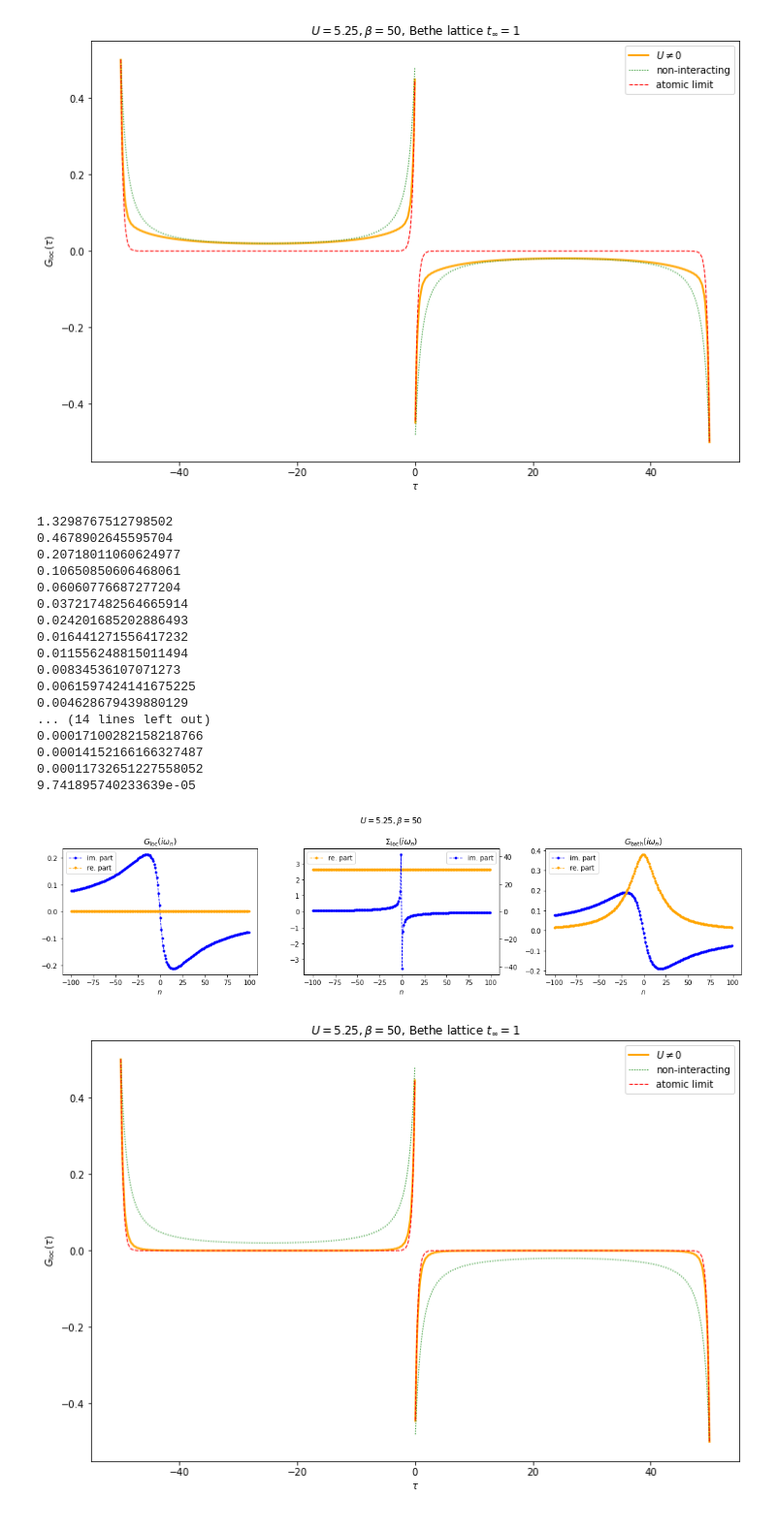
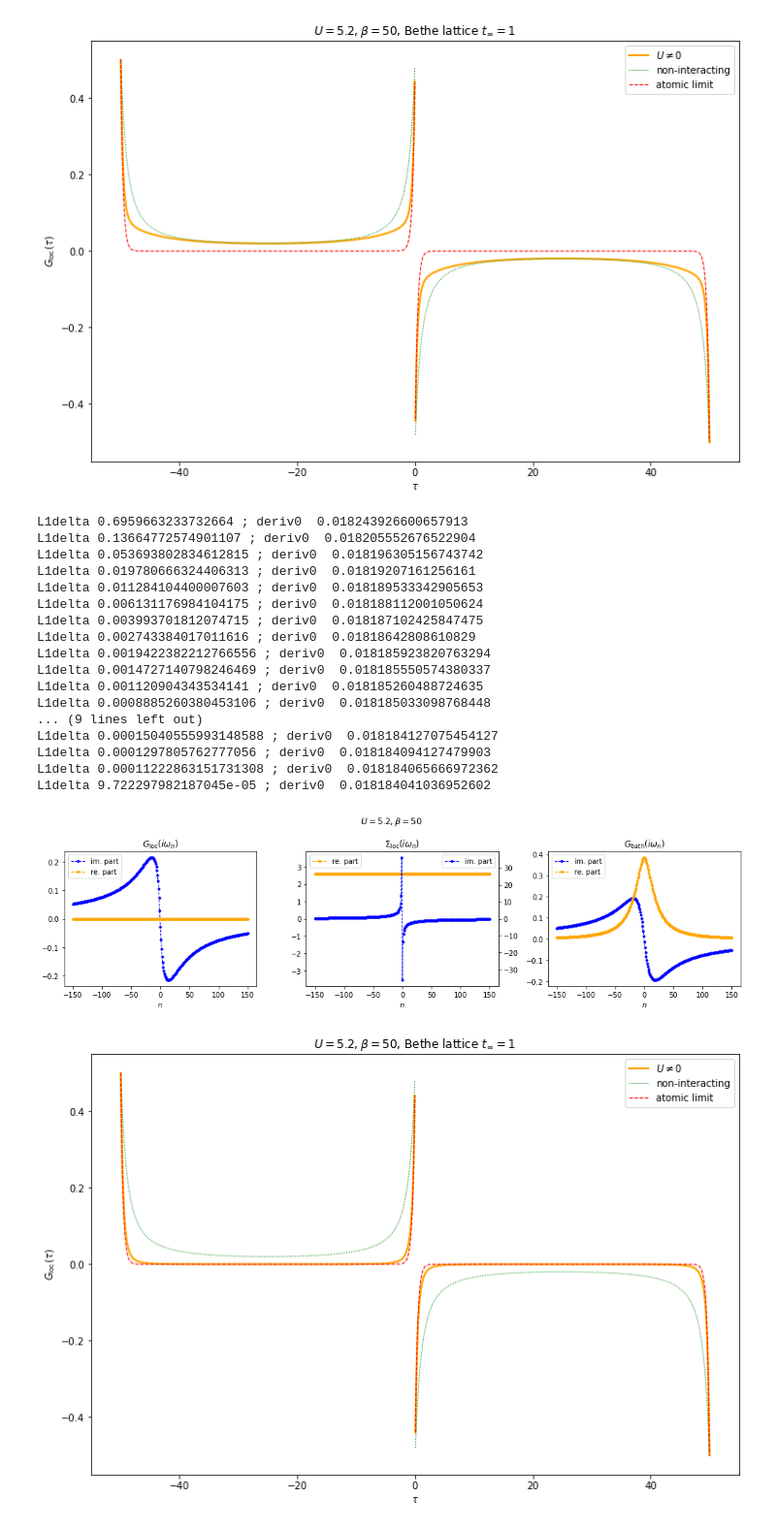
Before and after one commit to romainfd/DMFT-solver, a Jupyter notebook: dmft-phase-diagram.ipynb, the cells around one changed output. Shown at 97% size. Cells and saved outputs as stored; diff of their text form; code cells hidden in the pictures.

```diff
--- a/dmft-phase-diagram.ipynb
+++ b/dmft-phase-diagram.ipynb
@@ -64,8 +83,8 @@ def latt_Bethe_hilbert (z:complex) -> complex:
     return ( z - 1j*s*np.sqrt(4 - z**2) ) /2
 
 def latt_Bethe_R (η:complex) -> complex:
-    if np.any(np.abs(η)>1):
-        raise ValueError("the reciprocal Hilbert transform for the Bethe lattice is defined only on {|z|<1}")
+#    if np.any(np.abs(η)>1):
+#        raise ValueError("the reciprocal Hilbert transform for the Bethe lattice is defined only on {|z|<1}")
     return η + 1/η
 # %%
 # eq (self-consistent-eq-reciproc-Hilbert-fromcavity)
@@ -75,13 +94,13 @@ def imp_Gbath_from_Gloc (R:Callable[[complex],complex], iωn:np.array, Gloc_iωn
 # %% [markdown]
 # IPT DMFT loop
 # %%
-def impurity_solver_IPT (β:float, U:float, iωn:np.array, Gbath_iωn:np.array, dτ=1e-3) -> Callable[[int],complex]:
+def impurity_solver_IPT (β:float, U:float, iωn:np.array, Gbath_iωn:np.array, dτ=1e-3, halfiωn=False) -> Callable[[int],complex]:
     # Gbath_iωn should have an even size 2N, corresponding to n's in [-N,N[ (eg. [-1,0], [-2,-1,0,1]...)
     Gbath_shift_iωn = 1/( 1/Gbath_iωn - U/2 )
     τ = np.arange(0, β+1e-10, dτ)
-    Gbath_shift_τ = greenmatsubara_freq_to_time_sing(β, iωn, Gbath_shift_iωn-1/iωn)
+    Gbath_shift_τ = greenmatsubara_freq_to_time_sing(β, iωn, Gbath_shift_iωn-1/iωn, halfiωn)
     Gbath_shift_τ = Gbath_shift_τ(τ)
                                    # between 0 and β integrate G(τ)^3 exp(i.ωn.τ)
     f = lambda n: U/2 + U**2 * dτ * np.sum( np.exp(1j*ωn(β,n)*τ) * Gbath_shift_τ**3 )
-    return np.vectorize(f)
+    return np.vectorize(f)#, τ, Gbath_shift_τ
 # %%
@@ -129,3 +160,8 @@ def DMFT_loop_Gloc (β, U, latt_R, Gloc_iωn_0, conv_thresh=1e-5, γ=0.9, callba
+# %%
+def cb_print_delta (it, iωn, Σloc_iωn, Gloc_iωn_new, norm1_diff):
+    n = len(iωn)//2
+    deriv0 = (Σloc_iωn[n+1] - Σloc_iωn[n]).imag / (iωn[n+1] - iωn[n]).imag
+    print("L1delta",norm1_diff,"; deriv0 ",deriv0)
 # %% [markdown]
 ### Example of bistability
 (initial condition matters)
@@ -188,39 +221,38 @@ plot_Gtau_compare(iωn, Gloc_iωn, latt_Bethe_hilbert, β, U)
 [figure]
 # %%
 β = 50
-U = 5.25
-iωn = 1j*ωn(β,np.arange(-100,+100))
+U = 5.2
+iωn = 1j*ωn(β,np.arange(-300,+300))
 #Gloc_iωn_0 = G0_loc_iωn(latt_Bethe_hilbert, iωn, 0)     # metallic initial condition
 Gloc_iωn_0 = Giωn_at(β, iωn, U)        # atomic limit initial condition
-def cb (it, iωn, Σloc_iωn, Gloc_iωn_new, norm1_diff):
-    print(norm1_diff)
-µ, Gloc_iωn, Σloc_iωn, Gbath_iωn = DMFT_loop_Gloc (β, U, latt_Bethe_R, Gloc_iωn_0, γ=0.9, conv_thresh=1e-4, callback=cb)
 
-fig, (ax1,ax2,ax3) = plt.subplots(ncols=3, figsize=(15,4))
-plot_Giωn(ax1, Gloc_iωn, "G_\operatorname{loc}")
-plot_Giωn(ax2, Σloc_iωn, "\Sigma_\operatorname{loc}", twinx_im=True)
-plot_Giωn(ax3, Gbath_iωn, "G_\operatorname{bath}")
+µ, Gloc_iωn, Σloc_iωn, Gbath_iωn = DMFT_loop_Gloc (β, U, latt_Bethe_R, Gloc_iωn_0, γ=1.4, conv_thresh=1e-4, discard_real_part=1, callback=cb_print_delta, IPT_dτ=5e-3, internal_halfiωn=True)
+
+fig, (ax1,ax2,ax3) = plt.subplots(ncols=3, figsize=(14,4))
+plot_Giωn(ax1, Gloc_iωn, "G_\operatorname{loc}", zoom_on=150)
+plot_Giωn(ax2, Σloc_iωn, "\Sigma_\operatorname{loc}", twinx_im=True, zoom_on=150)
+plot_Giωn(ax3, Gbath_iωn, "G_\operatorname{bath}", zoom_on=150)
 fig.suptitle(r"$U={}, \beta={}$".format(U,β))
 fig.tight_layout()
 # %% [output]
-1.3298767512798502
-0.4678902645595704
-0.20718011060624977
-0.10650850606468061
-0.06060776687277204
-0.037217482564665914
-0.024201685202886493
-0.016441271556417232
-0.011556248815011494
-0.00834536107071273
-0.0061597424141675225
-0.004628679439880129
-... (14 lines left out)
-0.00017100282158218766
-0.00014152166166327487
-0.00011732651227558052
-9.741895740233639e-05
+L1delta 0.6959663233732664 ; deriv0  0.018243926600657913
+L1delta 0.13664772574901107 ; deriv0  0.018205552676522904
+L1delta 0.053693802834612815 ; deriv0  0.018196305156743742
+L1delta 0.019780666324406313 ; deriv0  0.01819207161256161
+L1delta 0.011284104400007603 ; deriv0  0.018189533342905653
+L1delta 0.006131176984104175 ; deriv0  0.018188112001050624
+L1delta 0.003993701812074715 ; deriv0  0.018187102425847475
+L1delta 0.002743384017011616 ; deriv0  0.01818642808610829
+L1delta 0.0019422382212766556 ; deriv0  0.018185923820763294
+L1delta 0.0014727140798246469 ; deriv0  0.018185550574380337
+L1delta 0.001120904343534141 ; deriv0  0.018185260488724635
+L1delta 0.0008885260380453106 ; deriv0  0.018185033098768448
+... (9 lines left out)
+L1delta 0.00015040555993148588 ; deriv0  0.018184127075454127
+L1delta 0.0001297805762777056 ; deriv0  0.018184094127479903
+L1delta 0.00011222863151731308 ; deriv0  0.018184065666972362
+L1delta 9.722297982187045e-05 ; deriv0  0.018184041036952602
-[figure, old version]
+[figure, new version]
 # %%
 plot_Gtau_compare(iωn, Gloc_iωn, latt_Bethe_hilbert, β, U)
 # %% [output]
```
Also changed, not shown: parts of 20 cells of this notebook, 4 other files.
